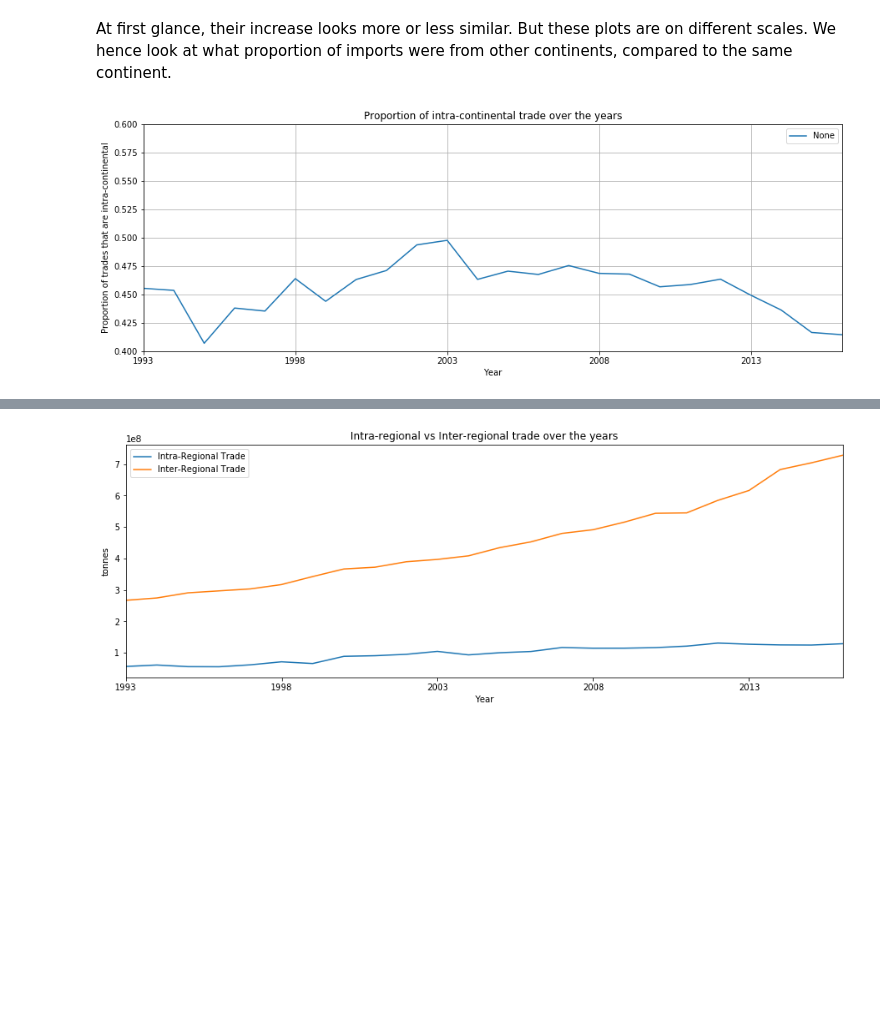
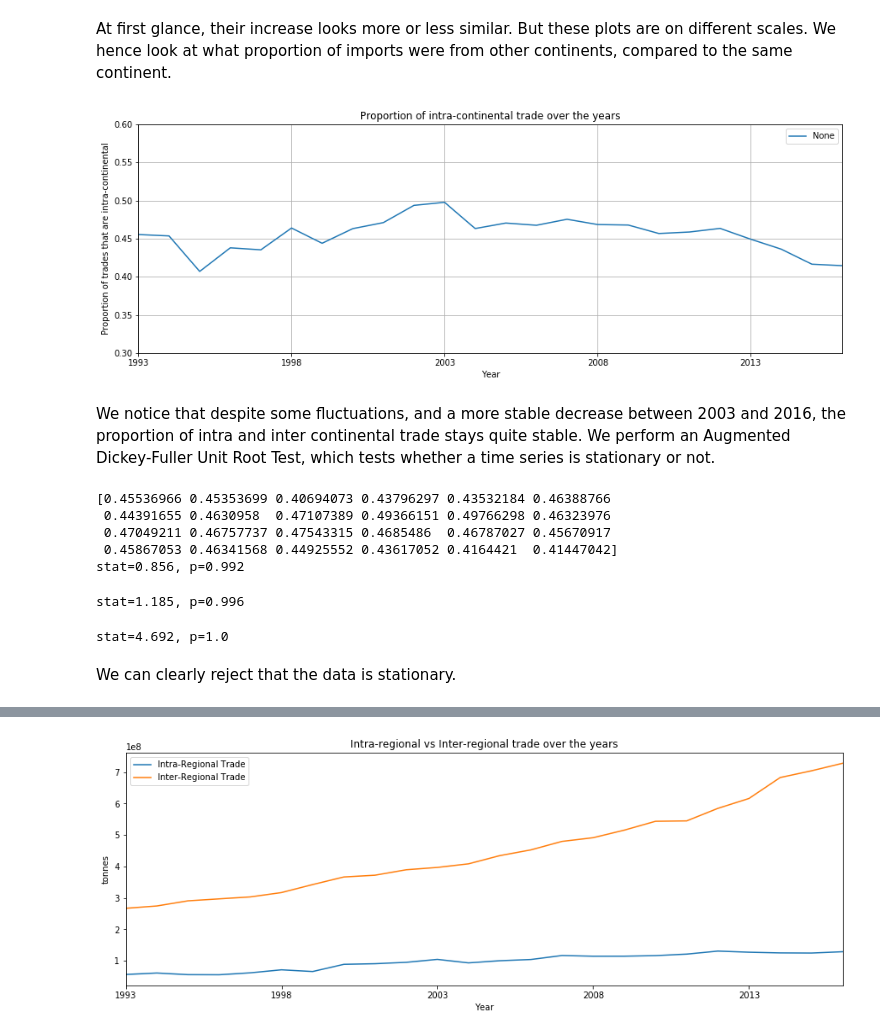
Before and after one commit to n-poulsen/GranADA, a Jupyter notebook: exploration/GlobalTradeChanges.ipynb, the cells around one changed output, grey strips where cells are left out. Saved outputs shown, nothing was run; the diff lists cells and outputs as text; code cells hidden in the pictures; blank space fills up the shorter version.

Commit message:
Added statistical tests.

```diff
--- a/exploration/GlobalTradeChanges.ipynb
+++ b/exploration/GlobalTradeChanges.ipynb
@@ -202,17 +202,48 @@ At first glance, their increase looks more or less similar. But these plots are
 # %%
 df_trade_sums = df_intra_cont_trade_sums + df_inter_cont_trade_sums
 
 df_intra_cont_perc = df_intra_cont_trade_sums/df_trade_sums
 
 plt.figure(figsize=(15,5))
 plt.title('Proportion of intra-continental trade over the years')
 plt.xlabel('Year')
 plt.ylabel('Proportion of trades that are intra-continental')
 df_intra_cont_perc.plot()
-plt.ylim([0.4, 0.6])
+plt.ylim([0.3, 0.6])
 plt.grid()
 plt.legend()
 plt.show()
 # %% [output]
-[figure, old version]
+[figure, new version]
+# %% [markdown]
+We notice that despite some fluctuations, and a more stable decrease between 2003 and 2016, the proportion of intra and inter continental trade stays quite stable. We perform an Augmented Dickey-Fuller Unit Root Test, which tests whether a time series is stationary or not.
+# %%
+from statsmodels.tsa.stattools import adfuller
+
+print(df_intra_cont_perc.to_numpy())
+
+stat, p, lags, obs, crit, t = adfuller(df_intra_cont_perc.to_numpy())
+print(f'stat={round(stat, 3)}, p={round(p, 3)}')
+# %% [output]
+[0.45536966 0.45353699 0.40694073 0.43796297 0.43532184 0.46388766
+ 0.44391655 0.4630958  0.47107389 0.49366151 0.49766298 0.46323976
+ 0.47049211 0.46757737 0.47543315 0.4685486  0.46787027 0.45670917
+ 0.45867053 0.46341568 0.44925552 0.43617052 0.4164421  0.41447042]
+stat=0.856, p=0.992
+# %%
+from statsmodels.tsa.stattools import adfuller
+
+stat, p, lags, obs, crit, t = adfuller(df_intra_cont_perc[:10].to_numpy())
+print(f'stat={round(stat, 3)}, p={round(p, 3)}')
+# %% [output]
+stat=1.185, p=0.996
+# %%
+from statsmodels.tsa.stattools import adfuller
+
+stat, p, lags, obs, crit, t = adfuller(df_intra_cont_perc[10:].to_numpy())
+print(f'stat={round(stat, 3)}, p={round(p, 3)}')
+# %% [output]
+stat=4.692, p=1.0
+# %% [markdown]
+We can clearly reject that the data is stationary.
 # %% [markdown]
```
Also changed, not shown: parts of 4 cells of this notebook.
